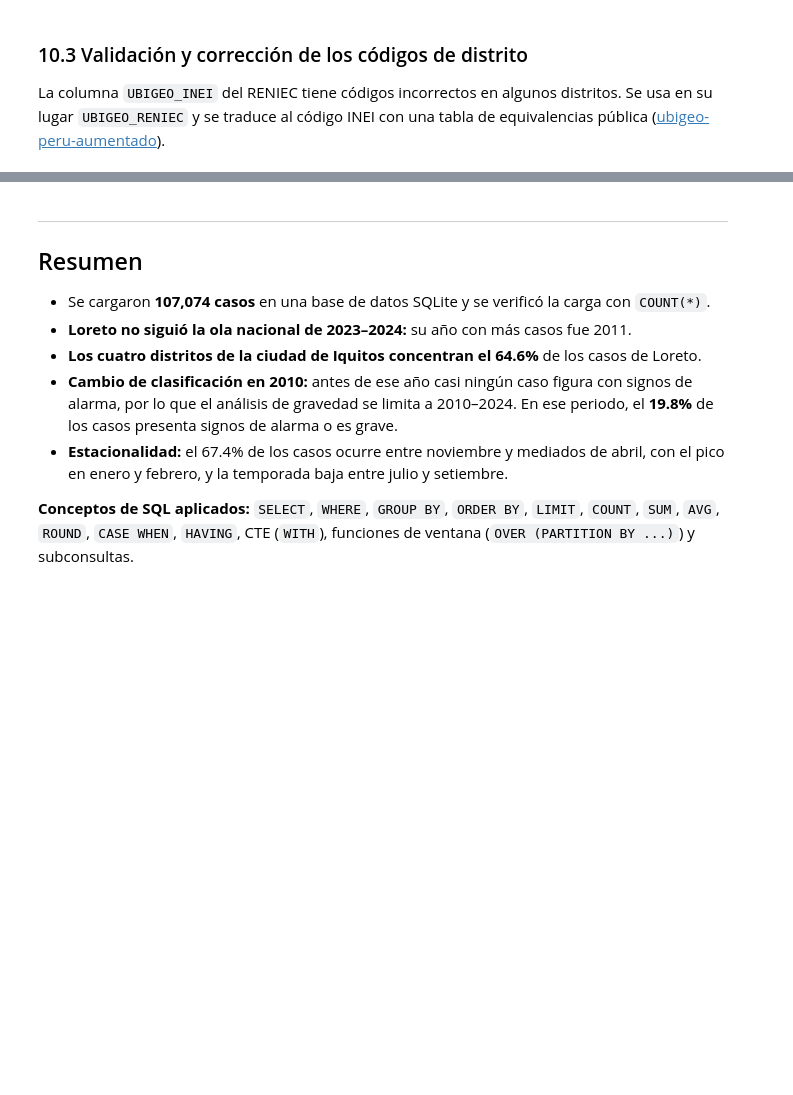
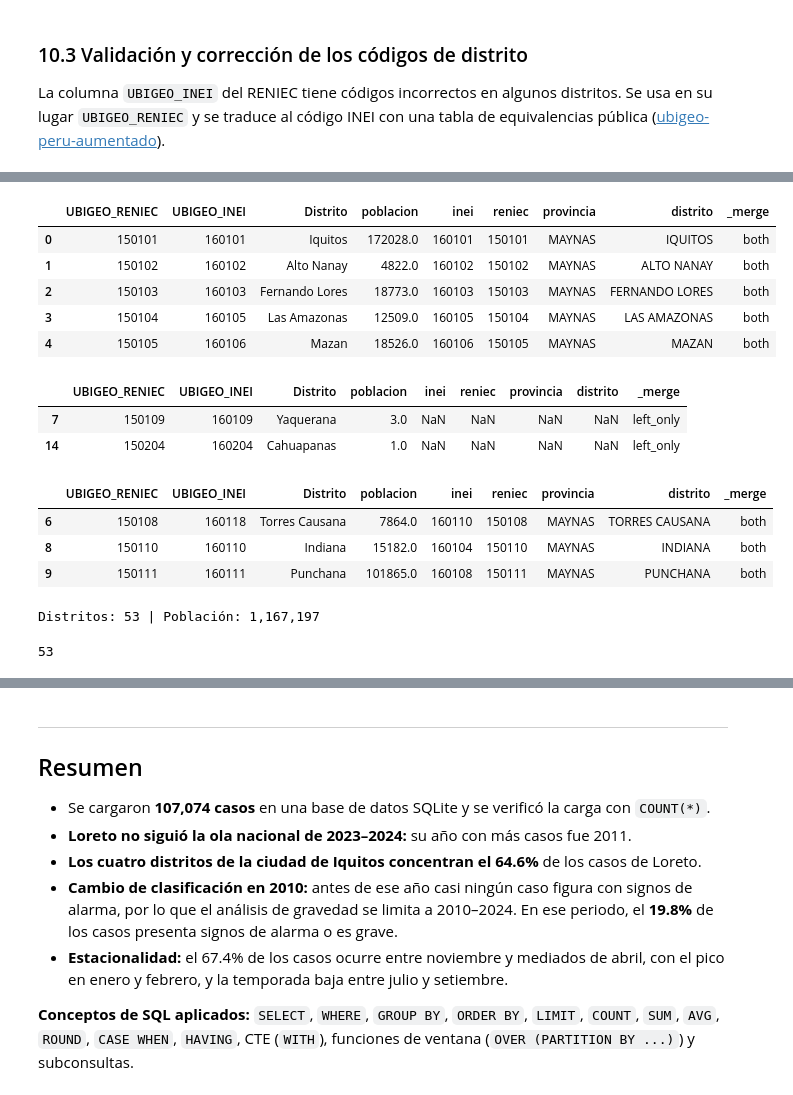
Before and after one commit to David-Sac/dengue-loreto, a Jupyter notebook: notebooks/03_sql.ipynb, the cells around one changed output, grey strips where cells are left out. Saved outputs shown, nothing was run; the diff lists cells and outputs as text; code cells hidden in the pictures; blank space fills up the shorter version.

```diff
--- a/notebooks/03_sql.ipynb
+++ b/notebooks/03_sql.ipynb
@@ -556,0 +585,37 @@ equivalencias.to_csv("../data/raw/ubigeo_equivalencias.csv", index=False)  # cop
+# %%
+pob_distrito.head(5)
+# %% [output]
+|  | UBIGEO_RENIEC | UBIGEO_INEI | Distrito | poblacion | inei | reniec | provincia | distrito | _merge |
+| 0 | 150101 | 160101 | Iquitos | 172028.0 | 160101 | 150101 | MAYNAS | IQUITOS | both |
+| 1 | 150102 | 160102 | Alto Nanay | 4822.0 | 160102 | 150102 | MAYNAS | ALTO NANAY | both |
+| 2 | 150103 | 160103 | Fernando Lores | 18773.0 | 160103 | 150103 | MAYNAS | FERNANDO LORES | both |
+| 3 | 150104 | 160105 | Las Amazonas | 12509.0 | 160105 | 150104 | MAYNAS | LAS AMAZONAS | both |
+| 4 | 150105 | 160106 | Mazan | 18526.0 | 160106 | 150105 | MAYNAS | MAZAN | both |
+# %%
+# Distritos sin equivalencia
+pob_distrito[pob_distrito["_merge"] == "left_only"]
+# %% [output]
+|  | UBIGEO_RENIEC | UBIGEO_INEI | Distrito | poblacion | inei | reniec | provincia | distrito | _merge |
+| 7 | 150109 | 160109 | Yaquerana | 3.0 | NaN | NaN | NaN | NaN | left_only |
+| 14 | 150204 | 160204 | Cahuapanas | 1.0 | NaN | NaN | NaN | NaN | left_only |
+# %%
+# Distritos donde el código INEI del RENIEC no coincide con el oficial
+pob_distrito[(pob_distrito["_merge"] == "both") & (pob_distrito["UBIGEO_INEI"] != pob_distrito["inei"])]
+# %% [output]
+|  | UBIGEO_RENIEC | UBIGEO_INEI | Distrito | poblacion | inei | reniec | provincia | distrito | _merge |
+| 6 | 150108 | 160118 | Torres Causana | 7864.0 | 160110 | 150108 | MAYNAS | TORRES CAUSANA | both |
+| 8 | 150110 | 160110 | Indiana | 15182.0 | 160104 | 150110 | MAYNAS | INDIANA | both |
+| 9 | 150111 | 160111 | Punchana | 101865.0 | 160108 | 150111 | MAYNAS | PUNCHANA | both |
+# %%
+# Tabla final: solo los distritos con equivalencia, con el código INEI correcto
+poblacion = (
+    pob_distrito[pob_distrito["_merge"] == "both"]
+    [["inei", "provincia", "distrito", "poblacion"]]
+    .rename(columns={"inei": "ubigeo"})
+)
+
+print(f"Distritos: {len(poblacion)} | Población: {poblacion['poblacion'].sum():,.0f}")
+poblacion.to_sql("poblacion", conexion, if_exists="replace", index=False)
+# %% [output]
+Distritos: 53 | Población: 1,167,197
+53
```
Also changed, not shown: parts of 3 cells of this notebook.
